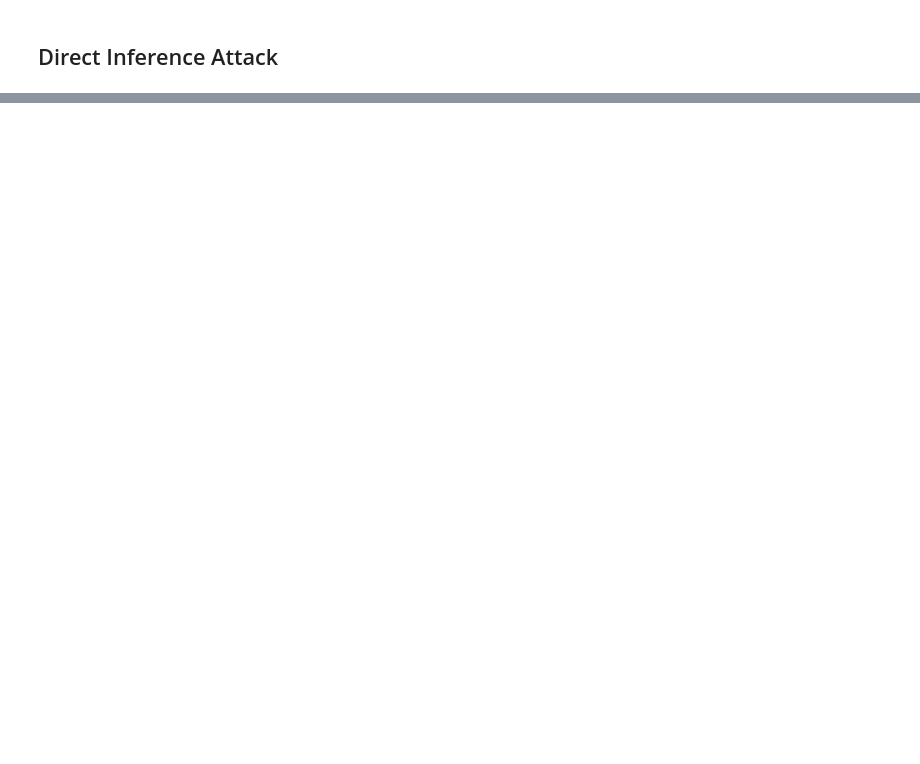
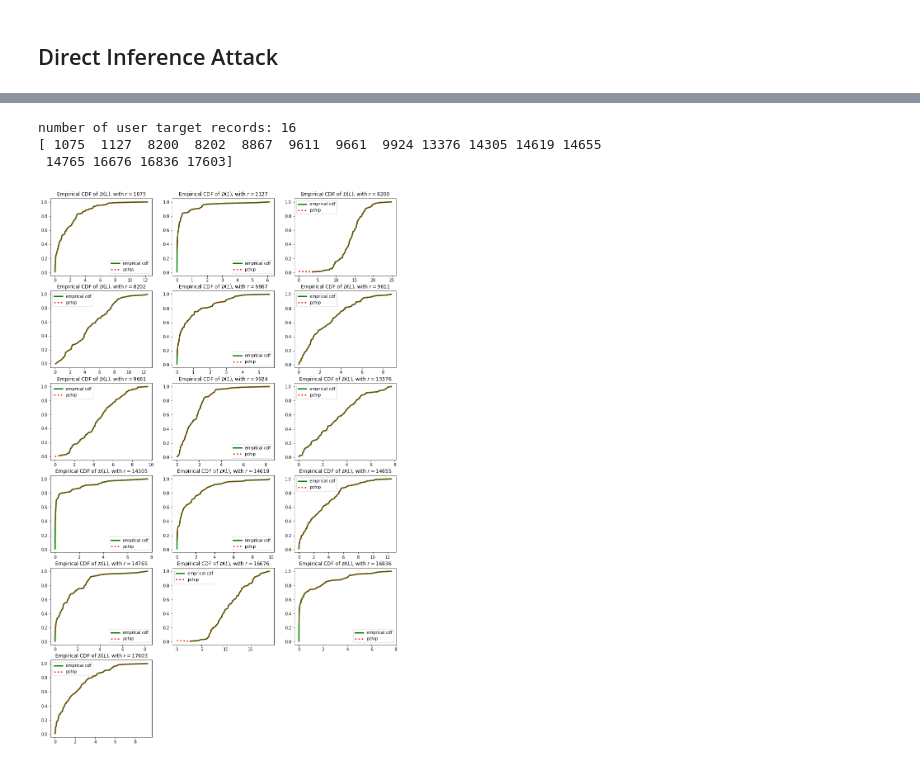
Before and after one commit to hallojs/nn_direct_mia, a Jupyter notebook: direct_mia.ipynb, the cells around one changed output, grey strips where cells are left out. Cells and saved outputs as stored; diff of their text form; code cells hidden in the pictures; blank space fills up the shorter version.

```diff
--- a/direct_mia.ipynb
+++ b/direct_mia.ipynb
@@ -188,14 +206,20 @@ mean_acc:  0.9857199  - min_acc:  0.9796
 ### Get High-Level-Features
 # %%
 # generate intermediate models from reference models
-intermediate_models = mu.gen_intermediate_models(reference_models)
+#intermediate_models = mu.gen_intermediate_models(reference_models)
 
 # use intermediate models to generate high_level_features
 # --- high level features of the target models
-high_level_features_target = mu.gen_high_level_features(used_data, intermediate_models, used_data.target_train_images, 'target.npy')
-high_level_features_target = np.load(used_data.dataset_path + 'high_level_features/target.npy')
+#high_level_features_target = \
+#mu.gen_high_level_features(used_data, intermediate_models,
+#                           used_data.target_train_images, 'target.npy')
+high_level_features_target = np.load(used_data.dataset_path
+                                     + 'high_level_features/target.npy')
 
 # --- high level features of the reference models
-high_level_features_reference = mu.gen_high_level_features(used_data, intermediate_models, used_data.reference_train_images, 'reference.npy')
-high_level_features_reference = np.load(used_data.dataset_path + 'high_level_features/reference.npy')
+#high_level_features_reference = \
+#mu.gen_high_level_features(used_data, intermediate_models,
+#                           used_data.reference_train_images, 'reference.npy')
+high_level_features_reference = np.load(used_data.dataset_path
+                                        + 'high_level_features/reference.npy')
 # %%
@@ -265,0 +320,8 @@ print(used_target_records)
+# %%
+# needed to prevent scrollable output-subwindows
+display(Javascript('''google.colab.output.setIframeHeight(0, true,
+                                                        {maxHeight: 5000})'''))
+
+used_target_records, pchip_references = \
+mu.sample_reference_losses(target_records, reference_inferences)
+# %% [output]
@@ -266 +329,5 @@ print(used_target_records)
+number of user target records: 16
+[ 1075  1127  8200  8202  8867  9611  9661  9924 13376 14305 14619 14655
+ 14765 16676 16836 17603]
+[figure, added]
 # %%
```
Also changed, not shown: parts of 21 cells of this notebook, 2 other files.
